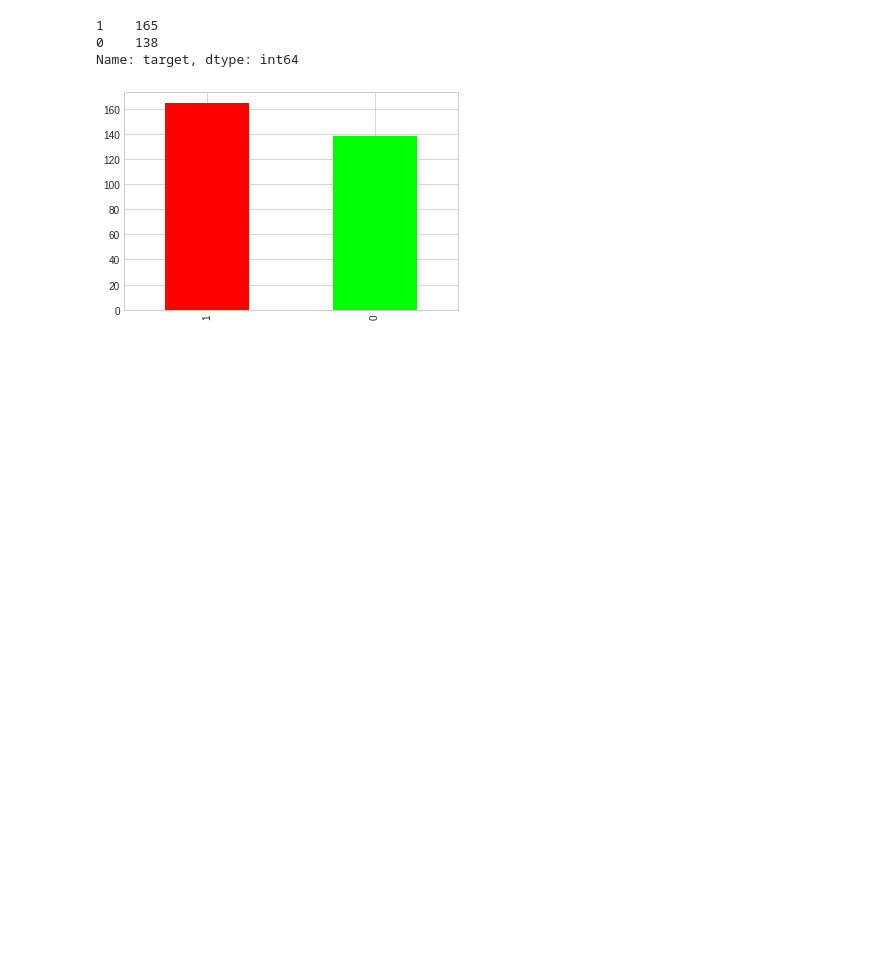
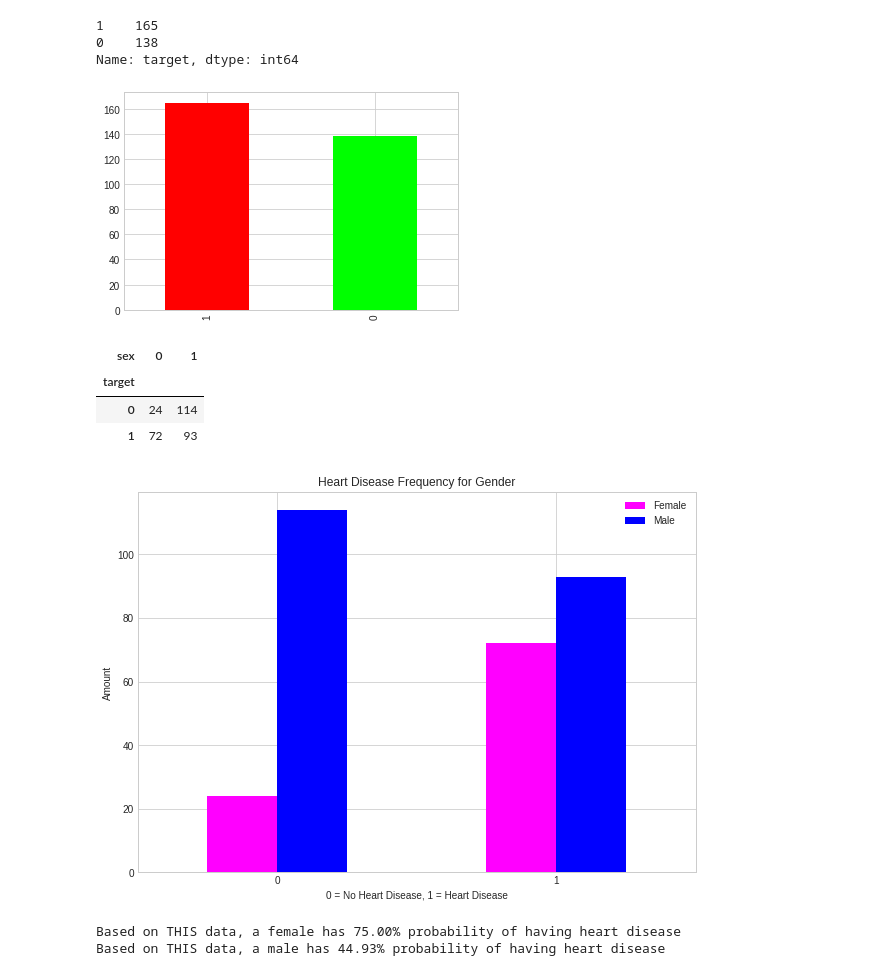
Before and after one commit to Naimul-Islam-Siam/Heart-Disease-Prediction, a Jupyter notebook: heart_disease_classification.ipynb, the cells around one changed output. Cells and saved outputs as stored; diff of their text form; code cells hidden in the pictures; blank space fills up the shorter version.

Commit message:
comparing gender and disease

```diff
--- a/heart_disease_classification.ipynb
+++ b/heart_disease_classification.ipynb
@@ -144,3 +144,26 @@ Name: target, dtype: int64
 df["target"].value_counts().plot.bar(color=["red", "lime"]);
 # %% [output]
 [figure]
+# %%
+# Compare target column with sex column
+pd.crosstab(df["target"], df["sex"])
+# %% [output]
+| sex | 0 | 1 |
+| target |  |  |
+| 0 | 24 | 114 |
+| 1 | 72 | 93 |
+# %%
+pd.crosstab(df["target"], df["sex"]).plot(kind="bar", color=["magenta", "blue"], figsize=(10, 7))
+plt.legend(["Female", "Male"])
+plt.title("Heart Disease Frequency for Gender")
+plt.xlabel("0 = No Heart Disease, 1 = Heart Disease")
+plt.ylabel("Amount")
+plt.xticks(rotation=0);
+# %% [output]
+[figure, added]
+# %%
+print(f"Based on THIS data, a female has {(72/(72+24))*100:.2f}% probability of having heart disease")
+print(f"Based on THIS data, a male has {(93/(114+93))*100:.2f}% probability of having heart disease")
+# %% [output]
+Based on THIS data, a female has 75.00% probability of having heart disease
+Based on THIS data, a male has 44.93% probability of having heart disease
```
